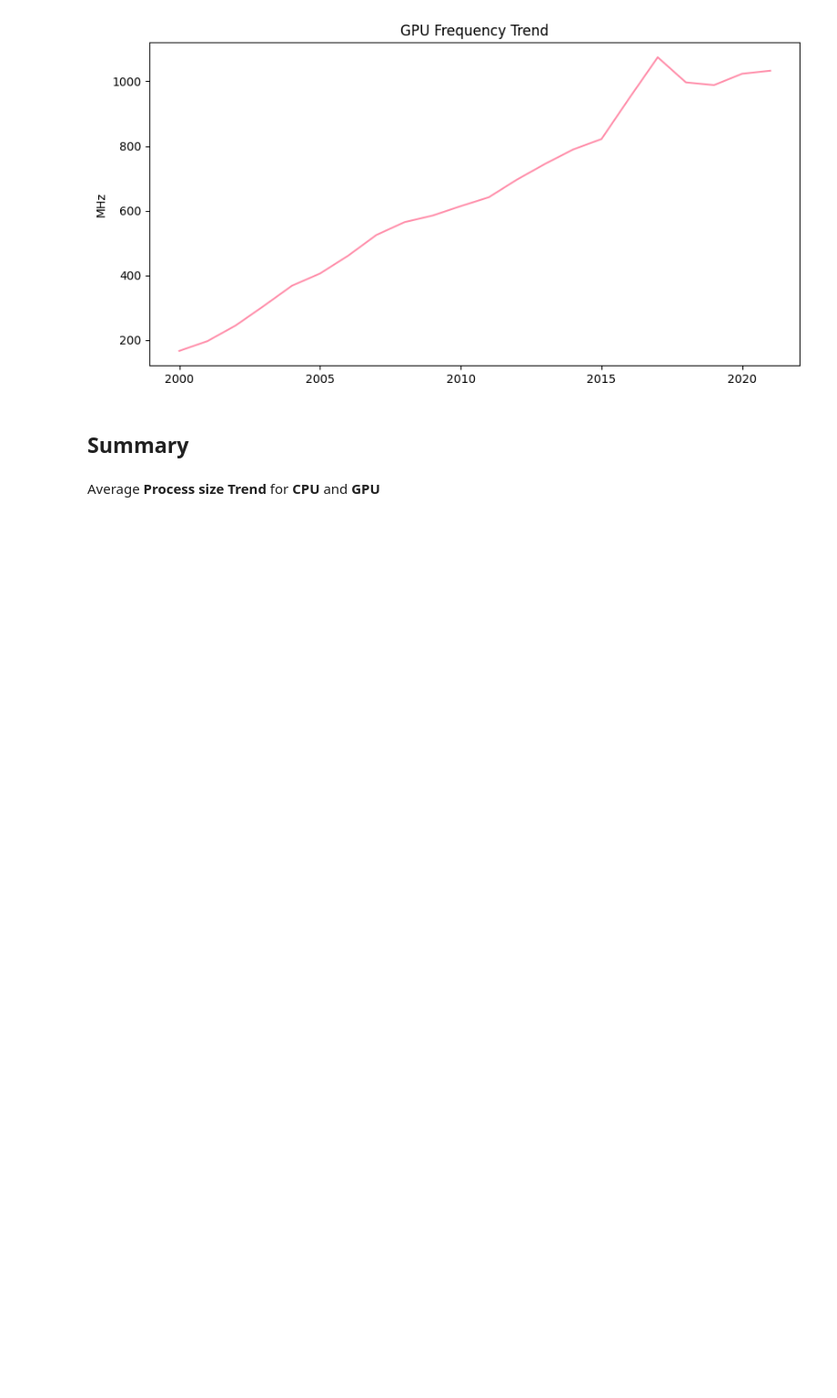
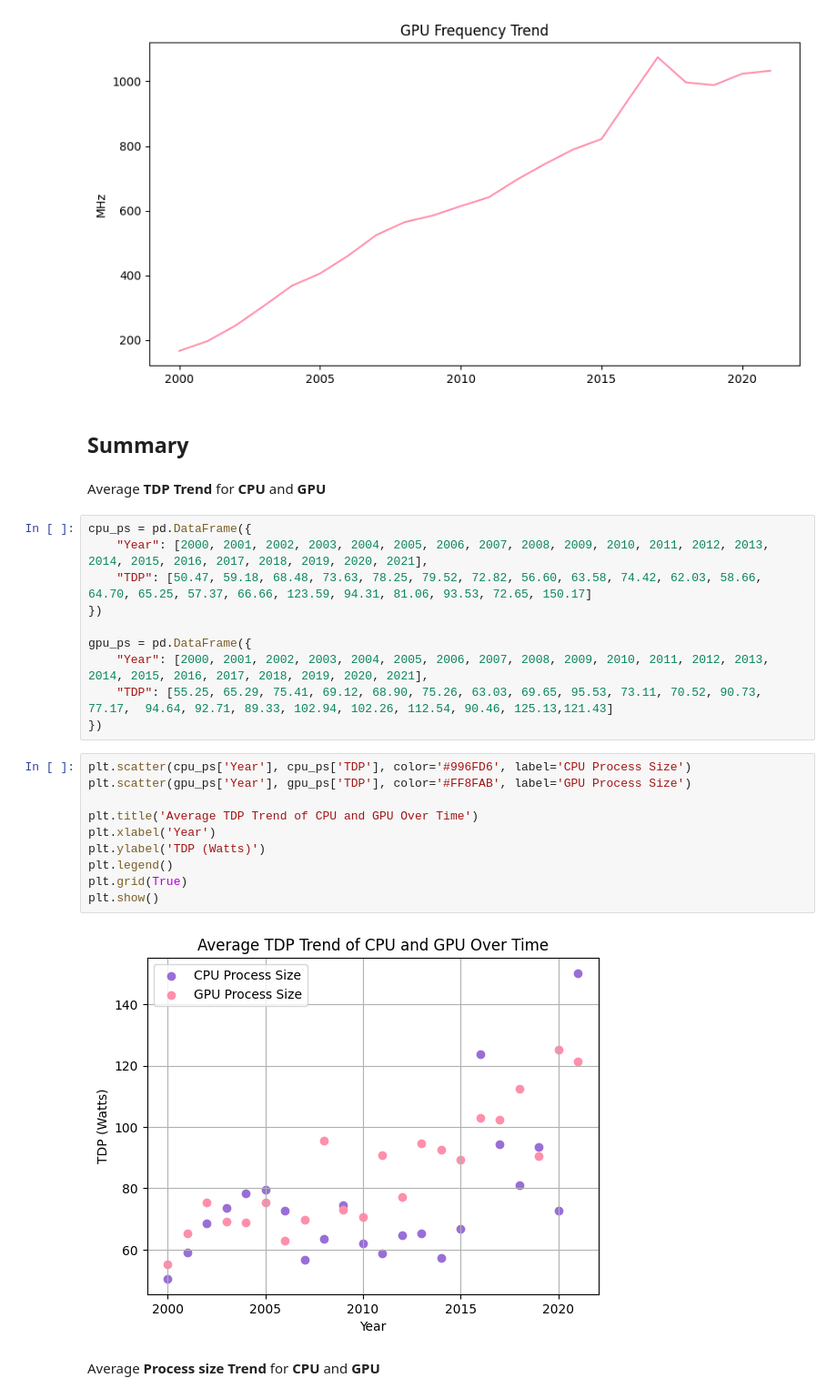
Before and after one commit to WendyInft/MATHEDA-INFANTE, a Jupyter notebook: WK8-Exploratory-Data-Analysis/Exercise/WK8-Exploratory-Data-Analysis.ipynb, the cells around one changed output. Shown: that part at 91% size. Cells and saved outputs as stored; diff of their text form; blank space fills up the shorter version.

```diff
--- a/WK8-Exploratory-Data-Analysis/Exercise/WK8-Exploratory-Data-Analysis.ipynb
+++ b/WK8-Exploratory-Data-Analysis/Exercise/WK8-Exploratory-Data-Analysis.ipynb
@@ -872,6 +872,30 @@ Text(0, 0.5, 'MHz')
 [figure]
 # %% [markdown]
 ## Summary
+# %% [markdown]
+Average **TDP Trend** for **CPU** and **GPU**
+# %%
+cpu_ps = pd.DataFrame({
+    "Year": [2000, 2001, 2002, 2003, 2004, 2005, 2006, 2007, 2008, 2009, 2010, 2011, 2012, 2013, 2014, 2015, 2016, 2017, 2018, 2019, 2020, 2021],
+    "TDP": [50.47, 59.18, 68.48, 73.63, 78.25, 79.52, 72.82, 56.60, 63.58, 74.42, 62.03, 58.66, 64.70, 65.25, 57.37, 66.66, 123.59, 94.31, 81.06, 93.53, 72.65, 150.17]
+})
+
+gpu_ps = pd.DataFrame({
+    "Year": [2000, 2001, 2002, 2003, 2004, 2005, 2006, 2007, 2008, 2009, 2010, 2011, 2012, 2013, 2014, 2015, 2016, 2017, 2018, 2019, 2020, 2021],
+    "TDP": [55.25, 65.29, 75.41, 69.12, 68.90, 75.26, 63.03, 69.65, 95.53, 73.11, 70.52, 90.73, 77.17, 	94.64, 92.71, 89.33, 102.94, 102.26, 112.54, 90.46, 125.13,121.43]
+})
+# %%
+plt.scatter(cpu_ps['Year'], cpu_ps['TDP'], color='#996FD6', label='CPU Process Size')
+plt.scatter(gpu_ps['Year'], gpu_ps['TDP'], color='#FF8FAB', label='GPU Process Size')
+
+plt.title('Average TDP Trend of CPU and GPU Over Time')
+plt.xlabel('Year')
+plt.ylabel('TDP (Watts)')
+plt.legend()
+plt.grid(True)
+plt.show()
+# %% [output]
+[figure, added]
 # %% [markdown]
 Average **Process size Trend** for **CPU** and **GPU**
 # %%
```
